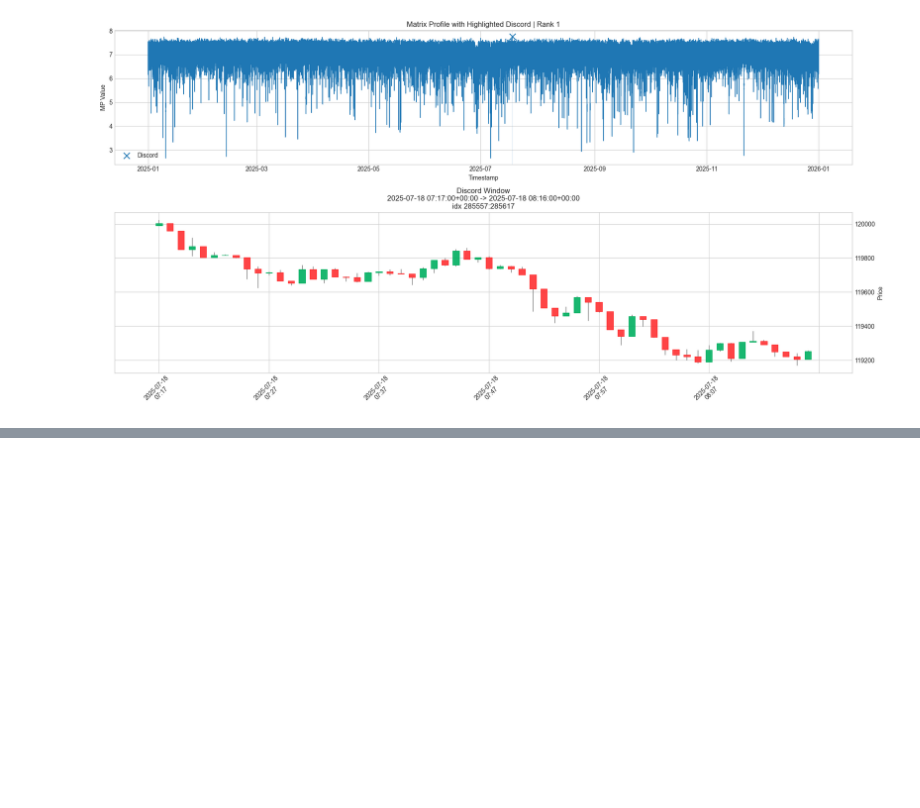
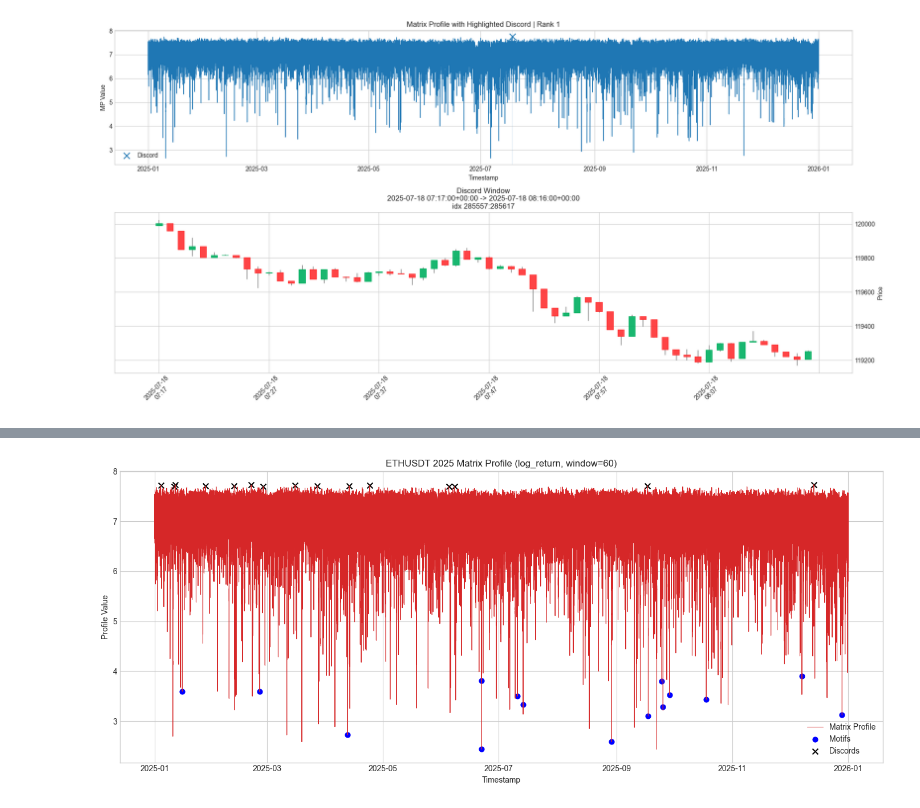
Before and after one commit to theakshaybande/crypto-time-series-motifs, a Jupyter notebook: notebooks/method_testing/02_gpu_stomp_with_stumpy.ipynb, the cells around one changed output, grey strips where cells are left out. Cells and saved outputs as stored; diff of their text form; code cells hidden in the pictures; blank space fills up the shorter version.

```diff
--- a/notebooks/method_testing/02_gpu_stomp_with_stumpy.ipynb
+++ b/notebooks/method_testing/02_gpu_stomp_with_stumpy.ipynb
@@ -847,0 +982,15 @@ else:
+# %%
+# Extract ETH matrix profile arrays
+
+matrix_profile_eth = np.asarray(mp_eth[:, 0], dtype=np.float64)
+nearest_neighbor_idx_eth = np.asarray(mp_eth[:, 1], dtype=np.int64)
+
+finite_eth = np.isfinite(matrix_profile_eth)
+
+print(f"Subsequence count: {len(matrix_profile_eth):,}")
+print(f"Finite values: {finite_eth.sum():,}")
+print(f"Invalid values: {(~finite_eth).sum():,}")
+if finite_eth.any():
+    print(f"Min MP: {np.nanmin(matrix_profile_eth):.4f}")
+    print(f"Median MP: {np.nanmedian(matrix_profile_eth):.4f}")
+    print(f"Max MP: {np.nanmax(matrix_profile_eth):.4f}")
@@ -847,0 +1151,19 @@ else:
+# %%
+# Plot ETH matrix profile with motif and discord markers
+plt.figure(figsize=(14, 6))
+profile_ts_eth = sample_df_eth["timestamp"].iloc[:len(matrix_profile_eth)]
+plt.plot(profile_ts_eth, matrix_profile_eth, label="Matrix Profile", color="tab:red", linewidth=0.8)
+
+if not motif_df_eth.empty:
+    plt.scatter(motif_df_eth["query_time"], motif_df_eth["profile_value"], c="blue", s=40, label="Motifs", marker="o")
+if not discord_df_eth.empty:
+    plt.scatter(discord_df_eth["timestamp"], discord_df_eth["profile_value"], c="black", s=50, label="Discords", marker="x")
+
+plt.title(f"ETHUSDT 2025 Matrix Profile (log_return, window={eth_window})")
+plt.xlabel("Timestamp")
+plt.ylabel("Profile Value")
+plt.legend()
+plt.tight_layout()
+plt.show()
+# %% [output]
+[figure, added]
```
Also changed, not shown: parts of 34 cells of this notebook, 2 other files.
